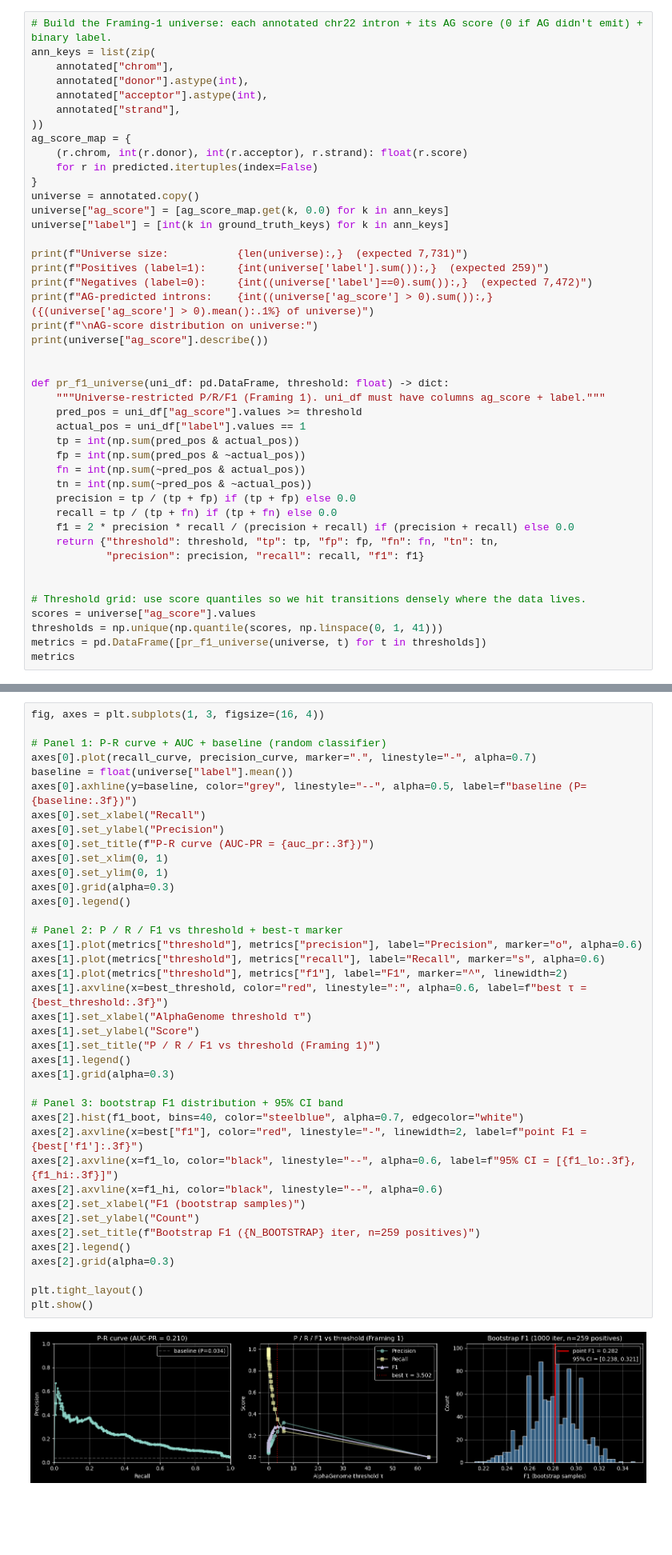
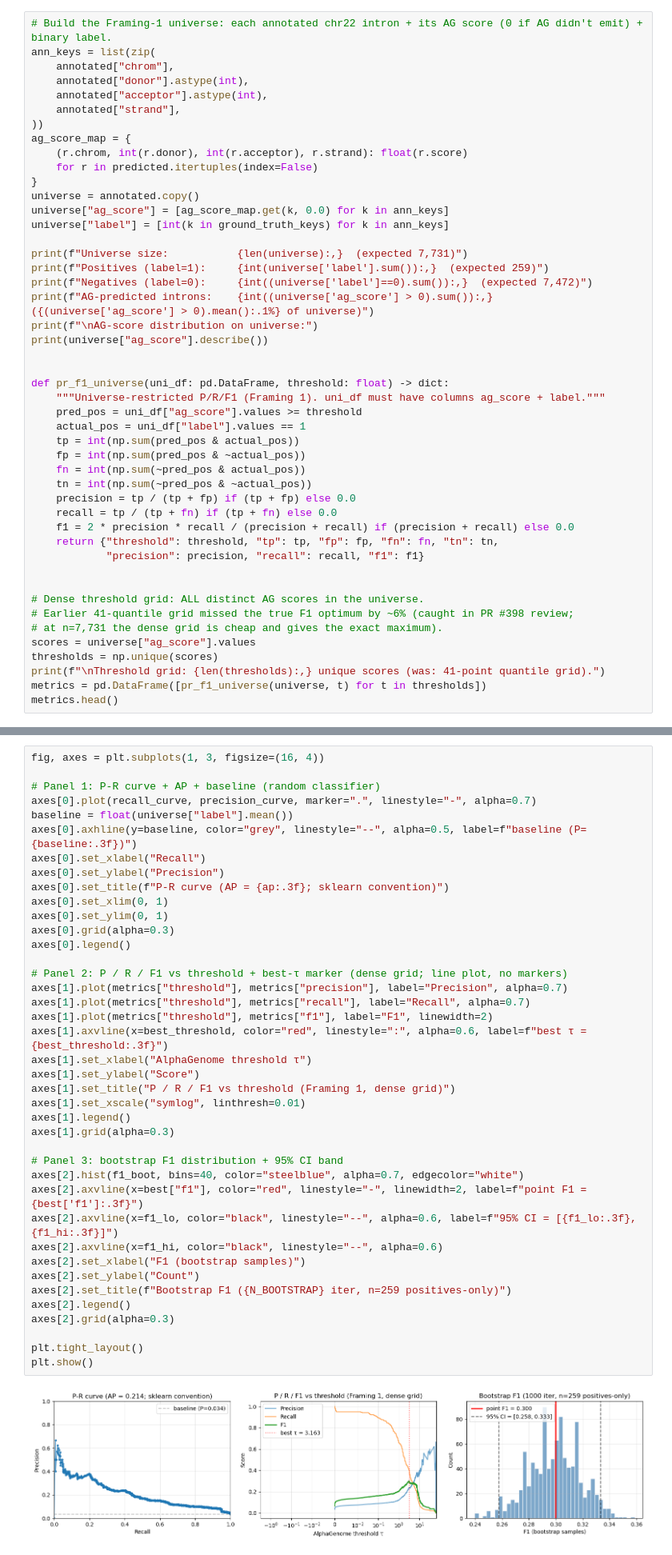
Before and after one commit to Jin-HoMLee/splice-neoepitope-pipeline, a Jupyter notebook: research/notebooks/issue_224_alphagenome_exp1_patient_001.ipynb, the cells around one changed output, grey strips where cells are left out. Shown at 80% size. Saved outputs shown, nothing was run; the diff lists cells and outputs as text; blank space fills up the shorter version.

```diff
--- a/research/notebooks/issue_224_alphagenome_exp1_patient_001.ipynb
+++ b/research/notebooks/issue_224_alphagenome_exp1_patient_001.ipynb
@@ -487,11 +467,14 @@ def pr_f1_universe(uni_df: pd.DataFrame, threshold: float) -> dict:
             "precision": precision, "recall": recall, "f1": f1}
 
 
-# Threshold grid: use score quantiles so we hit transitions densely where the data lives.
+# Dense threshold grid: ALL distinct AG scores in the universe.
+# Earlier 41-quantile grid missed the true F1 optimum by ~6% (caught in PR #398 review;
+# at n=7,731 the dense grid is cheap and gives the exact maximum).
 scores = universe["ag_score"].values
-thresholds = np.unique(np.quantile(scores, np.linspace(0, 1, 41)))
+thresholds = np.unique(scores)
+print(f"\nThreshold grid: {len(thresholds):,} unique scores (was: 41-point quantile grid).")
 metrics = pd.DataFrame([pr_f1_universe(universe, t) for t in thresholds])
-metrics
+metrics.head()
 # %% [output]
 Universe size:           7,731  (expected 7,731)
 Positives (label=1):     259  (expected 259)
@@ -587,42 +580,43 @@ F1 95% bootstrap CI (1000 iter, positives-only resampling): [0.238, 0.321]
 # %%
 fig, axes = plt.subplots(1, 3, figsize=(16, 4))
 
-# Panel 1: P-R curve + AUC + baseline (random classifier)
+# Panel 1: P-R curve + AP + baseline (random classifier)
 axes[0].plot(recall_curve, precision_curve, marker=".", linestyle="-", alpha=0.7)
 baseline = float(universe["label"].mean())
 axes[0].axhline(y=baseline, color="grey", linestyle="--", alpha=0.5, label=f"baseline (P={baseline:.3f})")
 axes[0].set_xlabel("Recall")
 axes[0].set_ylabel("Precision")
-axes[0].set_title(f"P-R curve (AUC-PR = {auc_pr:.3f})")
+axes[0].set_title(f"P-R curve (AP = {ap:.3f}; sklearn convention)")
 axes[0].set_xlim(0, 1)
 axes[0].set_ylim(0, 1)
 axes[0].grid(alpha=0.3)
 axes[0].legend()
 
-# Panel 2: P / R / F1 vs threshold + best-τ marker
-axes[1].plot(metrics["threshold"], metrics["precision"], label="Precision", marker="o", alpha=0.6)
-axes[1].plot(metrics["threshold"], metrics["recall"], label="Recall", marker="s", alpha=0.6)
-axes[1].plot(metrics["threshold"], metrics["f1"], label="F1", marker="^", linewidth=2)
+# Panel 2: P / R / F1 vs threshold + best-τ marker (dense grid; line plot, no markers)
+axes[1].plot(metrics["threshold"], metrics["precision"], label="Precision", alpha=0.7)
+axes[1].plot(metrics["threshold"], metrics["recall"], label="Recall", alpha=0.7)
+axes[1].plot(metrics["threshold"], metrics["f1"], label="F1", linewidth=2)
 axes[1].axvline(x=best_threshold, color="red", linestyle=":", alpha=0.6, label=f"best τ = {best_threshold:.3f}")
 axes[1].set_xlabel("AlphaGenome threshold τ")
 axes[1].set_ylabel("Score")
-axes[1].set_title("P / R / F1 vs threshold (Framing 1)")
+axes[1].set_title("P / R / F1 vs threshold (Framing 1, dense grid)")
+axes[1].set_xscale("symlog", linthresh=0.01)
 axes[1].legend()
 axes[1].grid(alpha=0.3)
 
 # Panel 3: bootstrap F1 distribution + 95% CI band
 axes[2].hist(f1_boot, bins=40, color="steelblue", alpha=0.7, edgecolor="white")
 axes[2].axvline(x=best["f1"], color="red", linestyle="-", linewidth=2, label=f"point F1 = {best['f1']:.3f}")
 axes[2].axvline(x=f1_lo, color="black", linestyle="--", alpha=0.6, label=f"95% CI = [{f1_lo:.3f}, {f1_hi:.3f}]")
 axes[2].axvline(x=f1_hi, color="black", linestyle="--", alpha=0.6)
 axes[2].set_xlabel("F1 (bootstrap samples)")
 axes[2].set_ylabel("Count")
-axes[2].set_title(f"Bootstrap F1 ({N_BOOTSTRAP} iter, n=259 positives)")
+axes[2].set_title(f"Bootstrap F1 ({N_BOOTSTRAP} iter, n=259 positives-only)")
 axes[2].legend()
 axes[2].grid(alpha=0.3)
 
 plt.tight_layout()
 plt.show()
 # %% [output]
-[figure, old version]
+[figure, new version]
 # %% [markdown]
```
Also changed, not shown: parts of 7 cells of this notebook, 2 other files.
